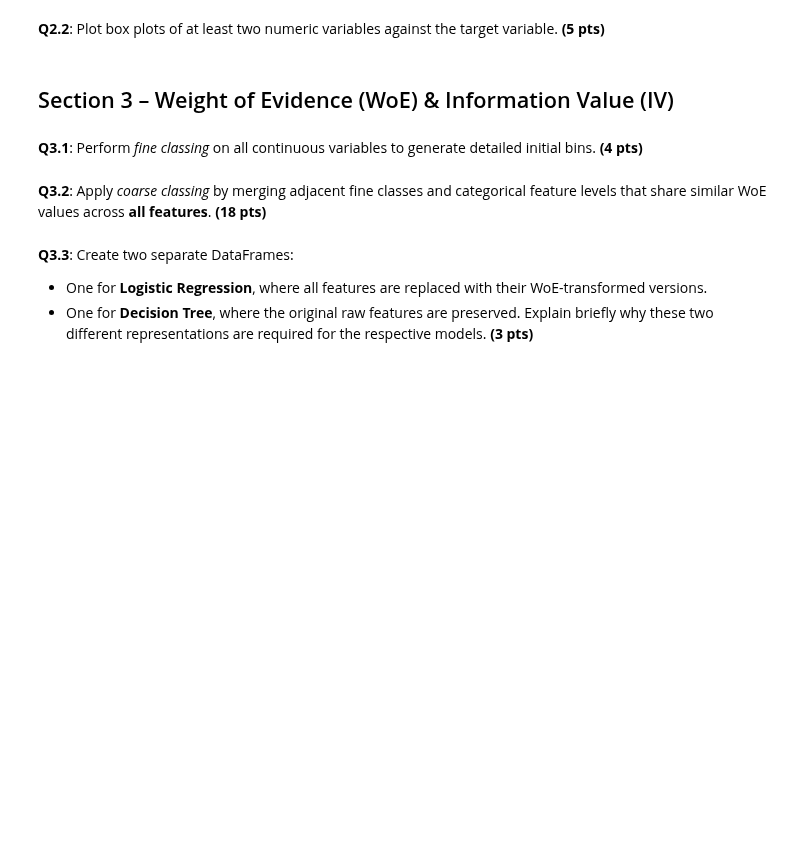
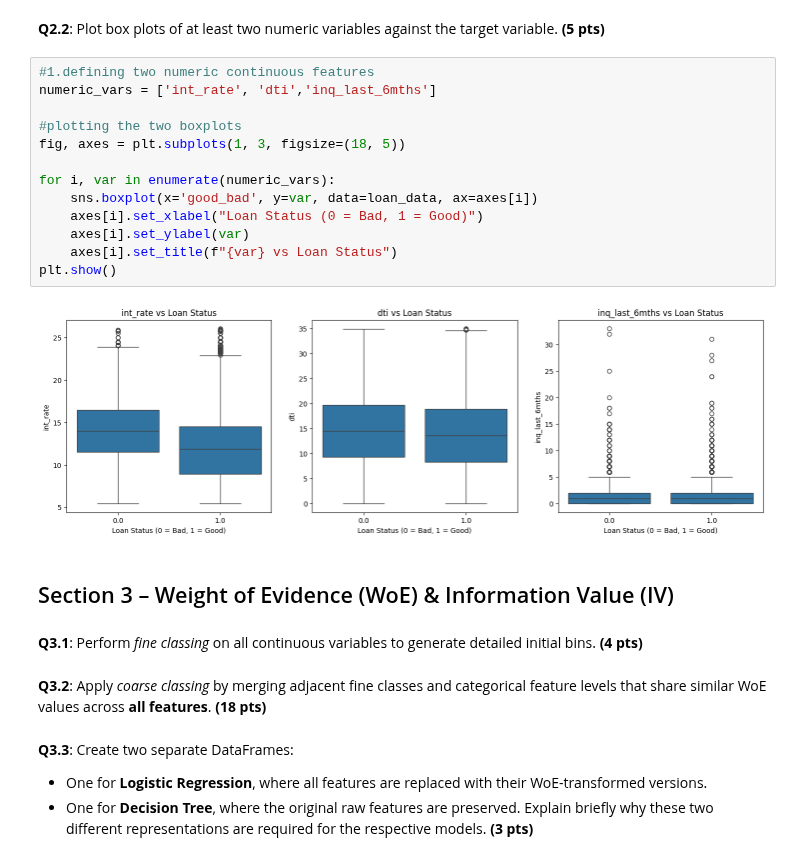
Before and after one commit to JanaAliCS/machine_leanring, a Jupyter notebook: assignment_3.ipynb, the cells around one changed output. Drawn from its saved outputs; the diff is of its cells as text; blank space fills up the shorter version.

```diff
--- a/assignment_3.ipynb
+++ b/assignment_3.ipynb
@@ -98,5 +111,20 @@ dtype: float64
 # %% [markdown]
 **Q2.2**: Plot box plots of at least two numeric variables against the target variable. **(5 pts)**
+# %%
+#1.defining two numeric continuous features
+numeric_vars = ['int_rate', 'dti','inq_last_6mths']
+
+#plotting the two boxplots
+fig, axes = plt.subplots(1, 3, figsize=(18, 5))
+
+for i, var in enumerate(numeric_vars):
+    sns.boxplot(x='good_bad', y=var, data=loan_data, ax=axes[i])
+    axes[i].set_xlabel("Loan Status (0 = Bad, 1 = Good)")
+    axes[i].set_ylabel(var)
+    axes[i].set_title(f"{var} vs Loan Status")
+plt.show()
+# %% [output]
+[figure, added]
 # %% [markdown]
 ## Section 3 – Weight of Evidence (WoE) & Information Value (IV)
 # %% [markdown]
```
Also changed, not shown: parts of 2 cells of this notebook.
